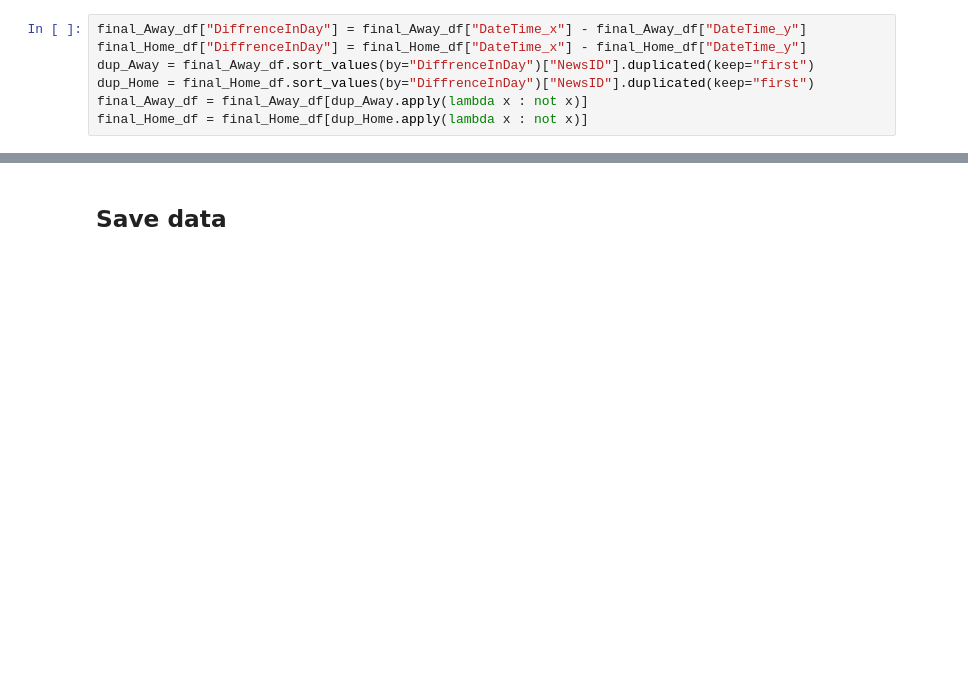
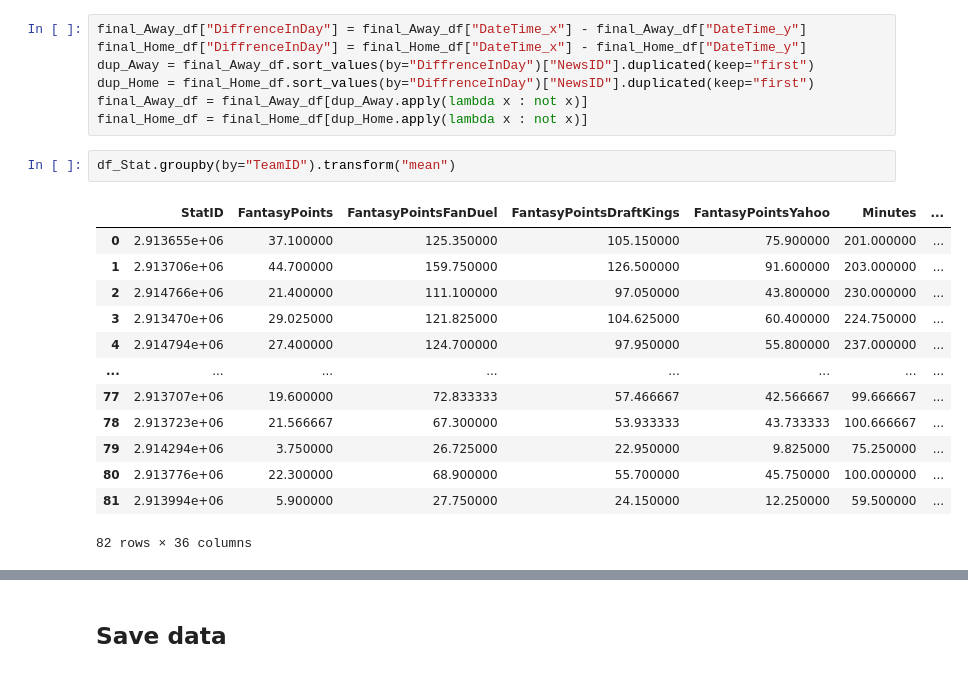
Before and after one commit to Amir1831/NHL-Data-Maker, a Jupyter notebook: fetch_data.ipynb, the cells around one changed output, grey strips where cells are left out. Drawn from its saved outputs; the diff is of its cells as text; blank space fills up the shorter version.

Commit message:
Add Stat

```diff
--- a/fetch_data.ipynb
+++ b/fetch_data.ipynb
@@ -139,3 +203,19 @@ dup_Away = final_Away_df.sort_values(by="DiffrenceInDay")["NewsID"].duplicated(k
 dup_Home = final_Home_df.sort_values(by="DiffrenceInDay")["NewsID"].duplicated(keep="first")
 final_Away_df = final_Away_df[dup_Away.apply(lambda x : not x)]
 final_Home_df = final_Home_df[dup_Home.apply(lambda x : not x)]
+# %%
+df_Stat.groupby(by="TeamID").transform("mean")
+# %% [output]
+|  | StatID | FantasyPoints | FantasyPointsFanDuel | FantasyPointsDraftKings | FantasyPointsYahoo | Minutes | ... |
+| 0 | 2.913655e+06 | 37.100000 | 125.350000 | 105.150000 | 75.900000 | 201.000000 | ... |
+| 1 | 2.913706e+06 | 44.700000 | 159.750000 | 126.500000 | 91.600000 | 203.000000 | ... |
+| 2 | 2.914766e+06 | 21.400000 | 111.100000 | 97.050000 | 43.800000 | 230.000000 | ... |
+| 3 | 2.913470e+06 | 29.025000 | 121.825000 | 104.625000 | 60.400000 | 224.750000 | ... |
+| 4 | 2.914794e+06 | 27.400000 | 124.700000 | 97.950000 | 55.800000 | 237.000000 | ... |
+| ... | ... | ... | ... | ... | ... | ... | ... |
+| 77 | 2.913707e+06 | 19.600000 | 72.833333 | 57.466667 | 42.566667 | 99.666667 | ... |
+| 78 | 2.913723e+06 | 21.566667 | 67.300000 | 53.933333 | 43.733333 | 100.666667 | ... |
+| 79 | 2.914294e+06 | 3.750000 | 26.725000 | 22.950000 | 9.825000 | 75.250000 | ... |
+| 80 | 2.913776e+06 | 22.300000 | 68.900000 | 55.700000 | 45.750000 | 100.000000 | ... |
+| 81 | 2.913994e+06 | 5.900000 | 27.750000 | 24.150000 | 12.250000 | 59.500000 | ... |
+82 rows × 36 columns
```
Also changed, not shown: parts of 11 cells of this notebook, 4 other files.
